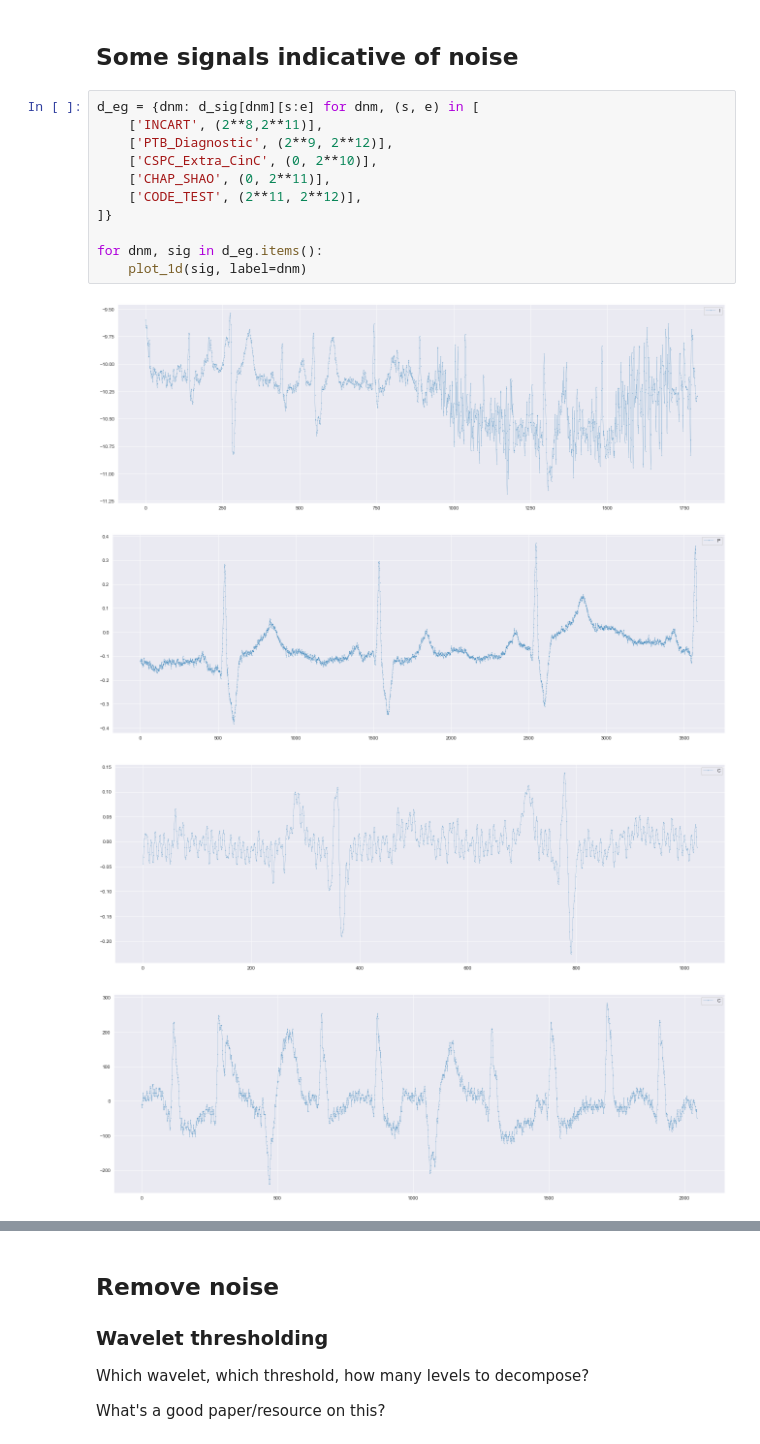
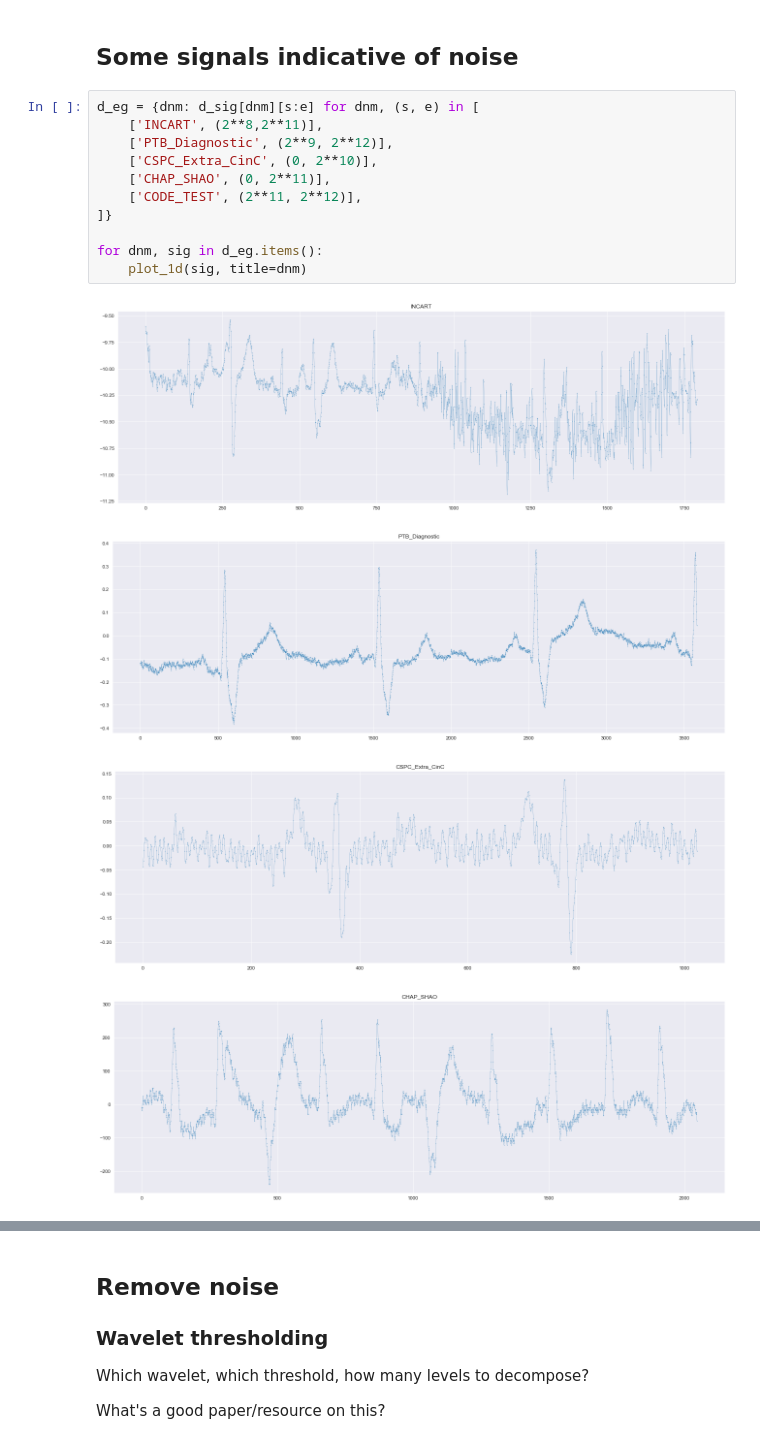
Before and after one commit to StefanHeng/ECG-Representation-Learning, a Jupyter notebook: Data_Processing/explore_preprocessing.ipynb, the cells around one changed output, grey strips where cells are left out. Saved outputs shown, nothing was run; the diff lists cells and outputs as text.

```diff
--- a/Data_Processing/explore_preprocessing.ipynb
+++ b/Data_Processing/explore_preprocessing.ipynb
@@ -59,16 +64,16 @@ ic| dnm: 'G12EC'
 # %%
 d_eg = {dnm: d_sig[dnm][s:e] for dnm, (s, e) in [
     ['INCART', (2**8,2**11)],
     ['PTB_Diagnostic', (2**9, 2**12)],
     ['CSPC_Extra_CinC', (0, 2**10)],
     ['CHAP_SHAO', (0, 2**11)],
     ['CODE_TEST', (2**11, 2**12)],
 ]}
 
 for dnm, sig in d_eg.items():
-    plot_1d(sig, label=dnm)
+    plot_1d(sig, title=dnm)
 # %% [output]
-[figure, old version]
+[figure, new version]
-[figure, old version]
+[figure, new version]
-[figure, old version]
+[figure, new version]
-[figure, old version]
+[figure, new version]
```
Also changed, not shown: parts of 11 cells of this notebook, 3 other files.
